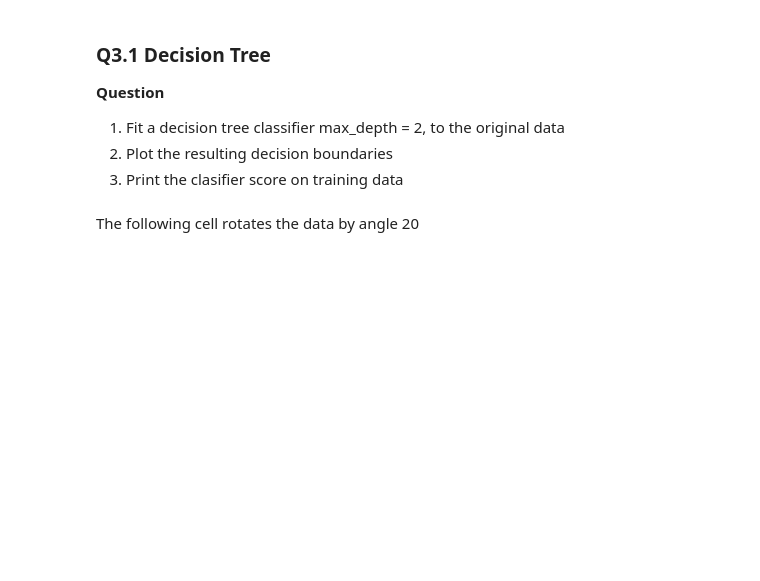
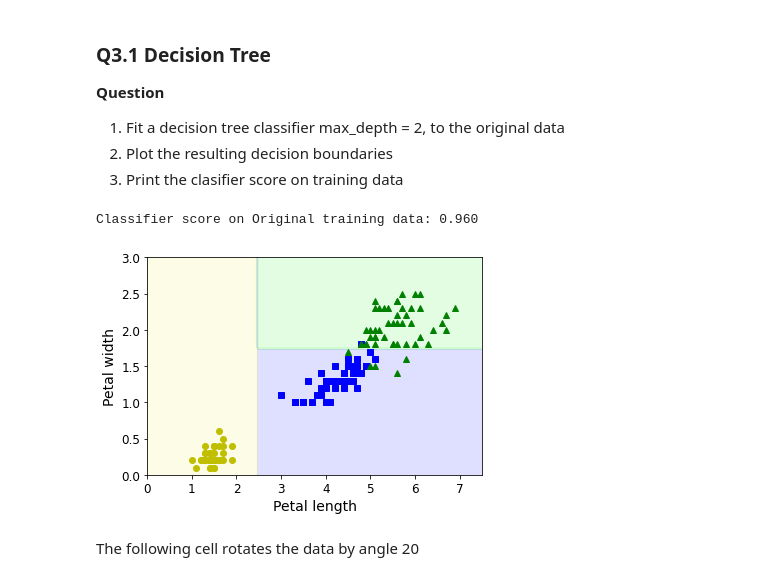
Before and after one commit to 1brahimmohamed/AI-in-Medical-Fields, a Jupyter notebook: Assignment 4/Ibrahim_Mohamed_A4_DT.ipynb, the cells around one changed output. Drawn from its saved outputs; the diff is of its cells as text; code cells hidden in the pictures; blank space fills up the shorter version.

```diff
--- a/Assignment 4/Ibrahim_Mohamed_A4_DT.ipynb
+++ b/Assignment 4/Ibrahim_Mohamed_A4_DT.ipynb
@@ -97,0 +158,12 @@ plt.show()
+# %%
+tree_clf_depth_10 = DecisionTreeClassifier(max_depth=10, random_state=42, criterion='entropy')
+tree_clf_depth_10.fit(X, y)
+
+# Export decision tree to graphviz format
+dot_data = graphiz_output(tree_clf_depth_10, feat_names[2:4], iris.target_names)
+
+# Create graph from dot data
+tree_plot_depth_10 = pydotplus.graph_from_dot_data(dot_data)
+
+# Show graph in Jupyter Notebook
+Source(tree_plot_depth_10.to_string())
@@ -133,3 +222,12 @@ plt.show()
+# %%
+## we have already made a tree with max_depth = 2 on the original data and plotted the decision boundaries so we will skip that part
+# calculate the score of the classifier on the training data
+score = tree_clf_depth_2.score(X, y)
+print("Classifier score on Original training data: {:.3f}".format(score))
+plot_decision_boundary(tree_clf_depth_2, X, y)
+# %% [output]
+Classifier score on Original training data: 0.960
+[figure, added]
 # %% [markdown]
 The following cell rotates the data by angle 20
 # %%
```
Also changed, not shown: parts of 36 cells of this notebook, 1 other file.
